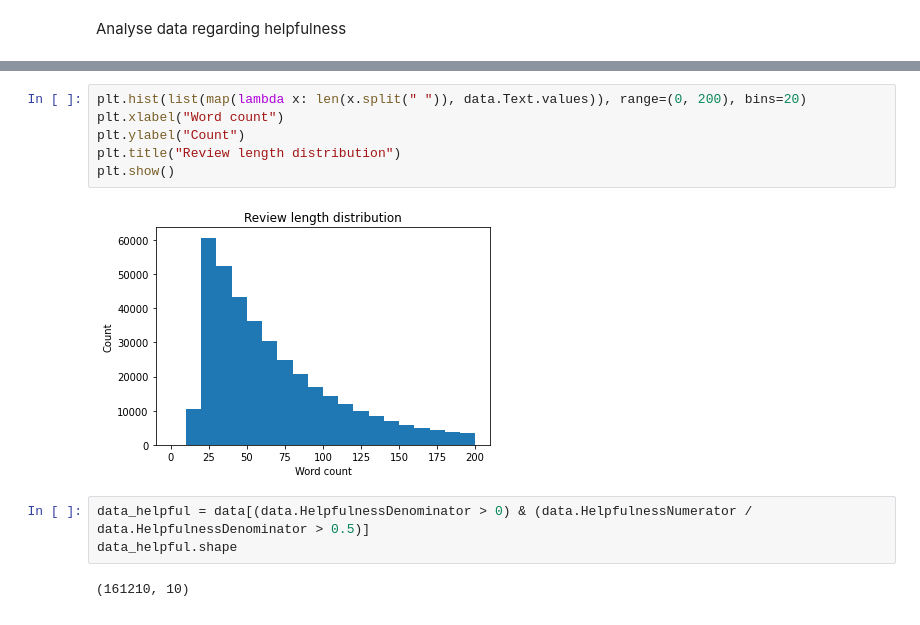
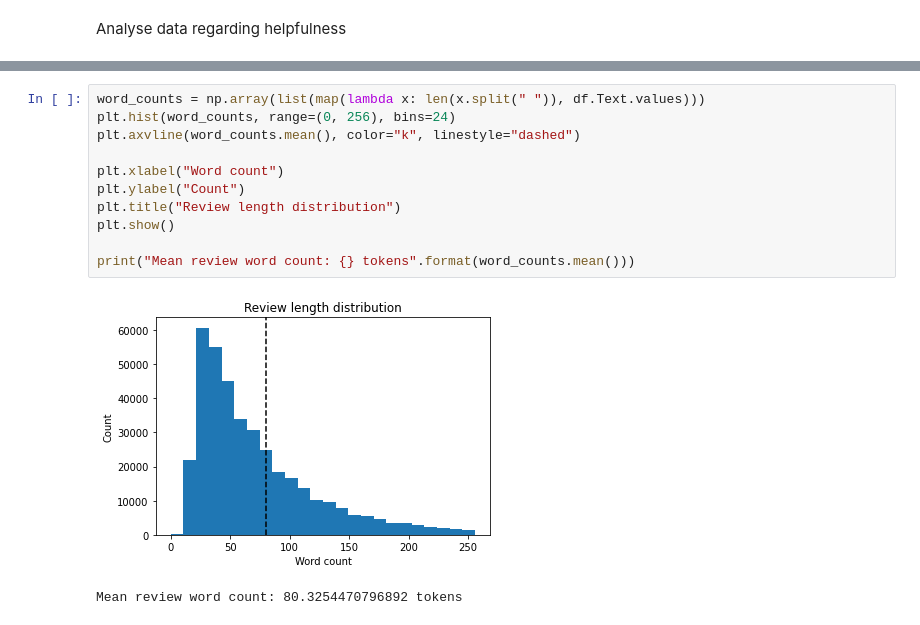
Before and after one commit to stephan-strate/sentiment-fine-foods, a Jupyter notebook: analysis.ipynb, the cells around one changed output, grey strips where cells are left out. Drawn from its saved outputs; the diff is of its cells as text.

```diff
--- a/analysis.ipynb
+++ b/analysis.ipynb
@@ -97,15 +103,16 @@ plt.show()
 # %% [output]
 [figure]
 # %%
-plt.hist(list(map(lambda x: len(x.split(" ")), data.Text.values)), range=(0, 200), bins=20)
+word_counts = np.array(list(map(lambda x: len(x.split(" ")), df.Text.values)))
+plt.hist(word_counts, range=(0, 256), bins=24)
+plt.axvline(word_counts.mean(), color="k", linestyle="dashed")
+
 plt.xlabel("Word count")
 plt.ylabel("Count")
 plt.title("Review length distribution")
 plt.show()
+
+print("Mean review word count: {} tokens".format(word_counts.mean()))
 # %% [output]
-[figure, old version]
+[figure, new version]
+Mean review word count: 80.3254470796892 tokens
-# %%
-data_helpful = data[(data.HelpfulnessDenominator > 0) & (data.HelpfulnessNumerator / data.HelpfulnessDenominator > 0.5)]
-data_helpful.shape
-# %% [output]
-(161210, 10)
```
Also changed, not shown: parts of 7 cells of this notebook.
